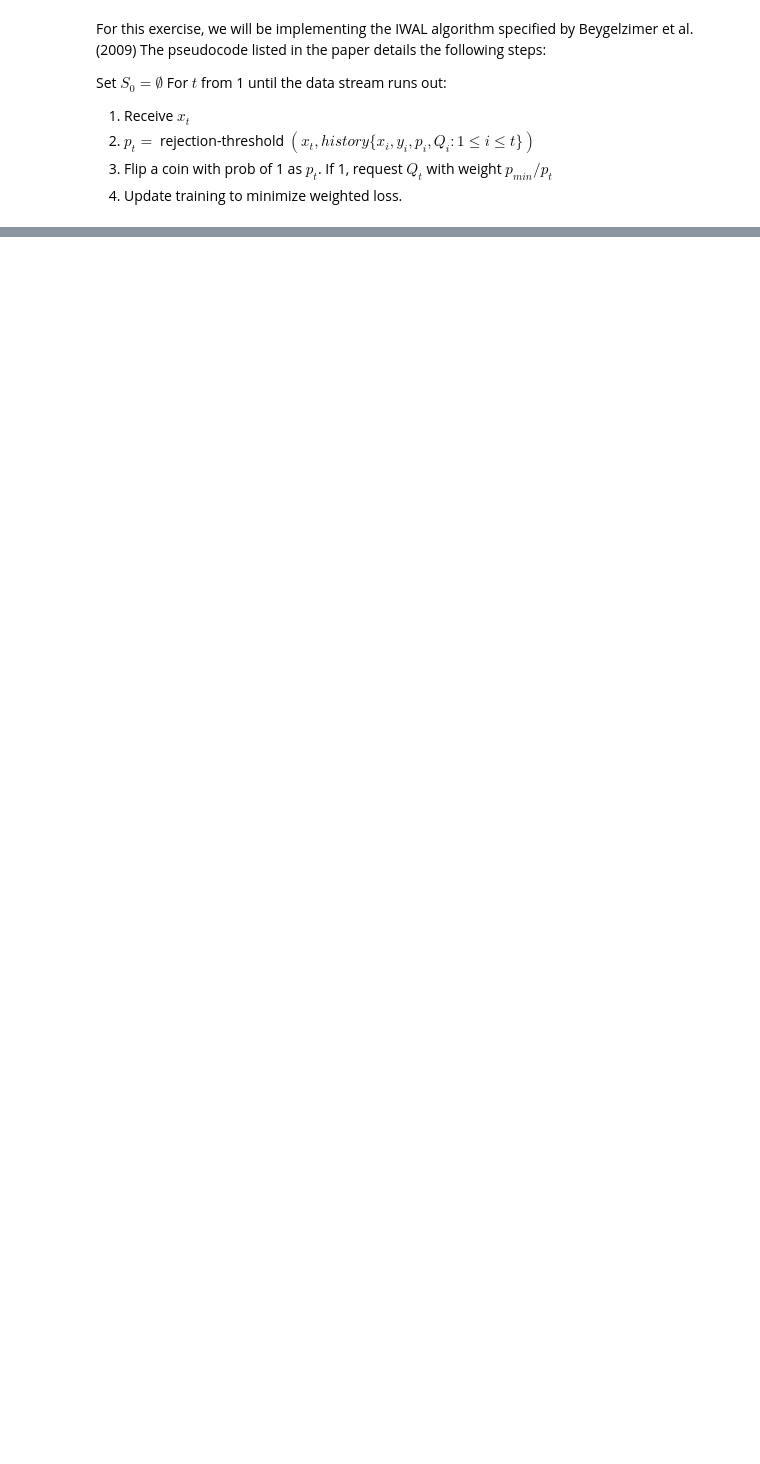
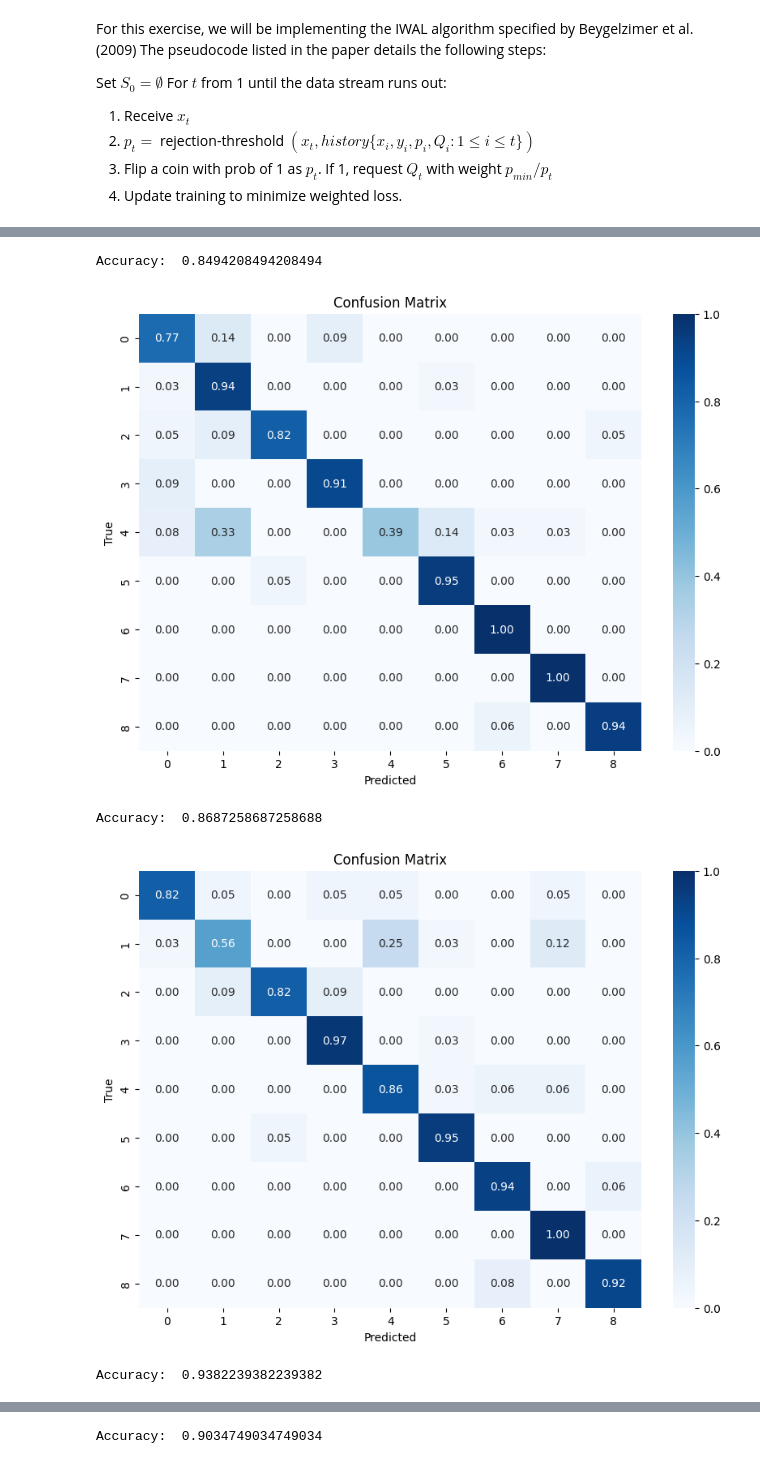
Before and after one commit to jonazhu/ACTIVibrio, a Jupyter notebook: IWAL/iwal.ipynb, the cells around one changed output, grey strips where cells are left out. Drawn from its saved outputs; the diff is of its cells as text; code cells hidden in the pictures; blank space fills up the shorter version.

```diff
--- a/IWAL/iwal.ipynb
+++ b/IWAL/iwal.ipynb
@@ -376,0 +439,11 @@ with open('ex2.pkl', 'wb') as f:
+# %%
+#check if all classes are present in the selected examples
+for s in selected_all:
+    classes = s['Class'].unique()
+    print("Classes in selected examples: ", classes)
+    print("Number of examples: ", len(s))
+    #check if all classes are present
+    if len(classes) != 9:
+        print("Not all classes are present")
+    else:
+        print("All classes are present")
@@ -376,0 +472,28 @@ with open('ex2.pkl', 'wb') as f:
+# %%
+#for each selected dataset, use all the data and train a classifier
+accs = []
+for s in selected_all:
+    #train a classifier on the selected examples
+    clf = RandomForestClassifier(n_estimators = 20, max_depth = 7, random_state = 42)
+    clf.fit(s.iloc[:, :-2], s['Class'])
+
+    #predict on the test set
+    preds = clf.predict(df_test.iloc[:, :-2])
+    acc = clf.score(df_test.iloc[:, :-2], df_test['Class'])
+    accs.append(acc)
+    print("Accuracy: ", acc)
+    #print confusion matrix
+    cm = confusion_matrix(df_test['Class'], preds)
+    cm = cm.astype('float') / cm.sum(axis=1)[:, np.newaxis]
+    plt.figure(figsize=(10, 7))
+    sns.heatmap(cm, annot=True, fmt='.2f', cmap='Blues')
+    plt.xlabel('Predicted')
+    plt.ylabel('True')
+    plt.title('Confusion Matrix')
+    plt.show()
+# %% [output]
+Accuracy:  0.8494208494208494
+[figure, added]
+Accuracy:  0.8687258687258688
+[figure, added]
+Accuracy:  0.9382239382239382
@@ -376,0 +501 @@ with open('ex2.pkl', 'wb') as f:
+Accuracy:  0.9034749034749034
```
Also changed, not shown: parts of 15 cells of this notebook.
